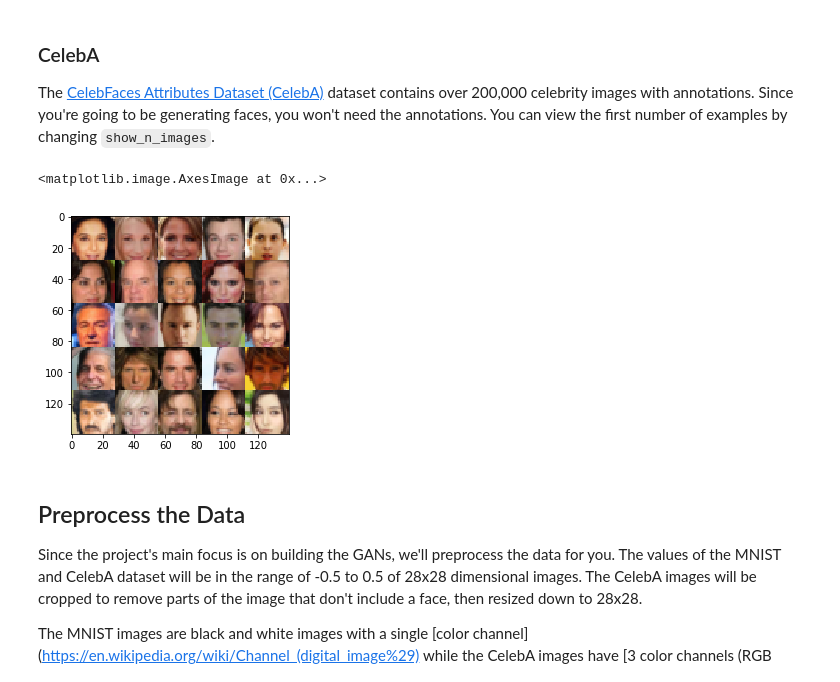
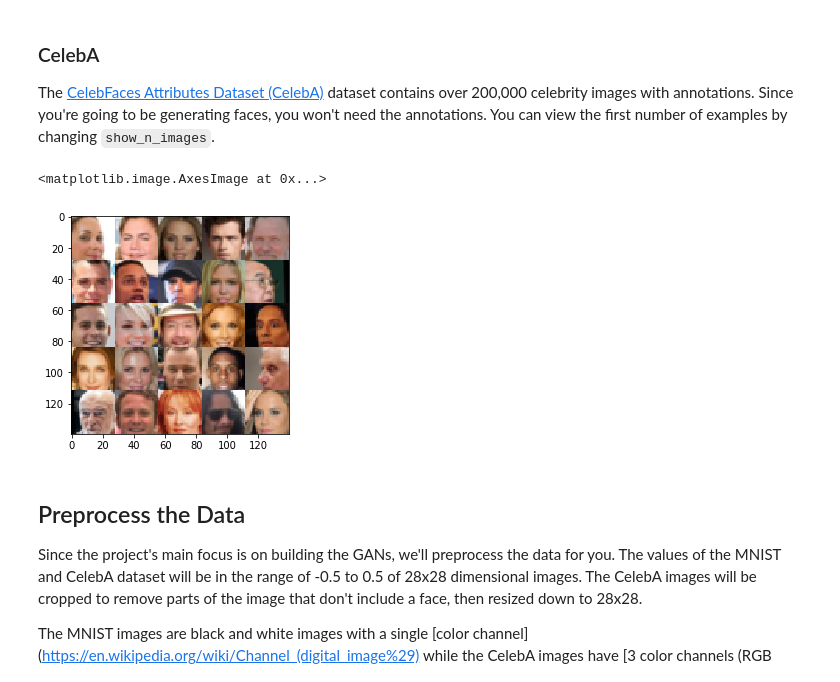
Before and after one commit to HarryTanME/deep-learning, a Jupyter notebook: face_generation/dlnd_face_generation.ipynb, the cells around one changed output. Drawn from its saved outputs; the diff is of its cells as text; code cells hidden in the pictures.

```diff
--- a/face_generation/dlnd_face_generation.ipynb
+++ b/face_generation/dlnd_face_generation.ipynb
@@ -51,14 +52,14 @@ The [CelebFaces Attributes Dataset (CelebA)](http://mmlab.ie.cuhk.edu.hk/project
 # %%
 show_n_images = 25
 
 """
 DON'T MODIFY ANYTHING IN THIS CELL
 """
-celeb_images = helper.get_batch(glob(data_dir,'/img_align_celeba/*.jpg')[:show_n_images], 28, 28, 'RGB')
+celeb_images = helper.get_batch(glob(os.path.join(data_dir,'img_align_celeba/*.jpg'))[:show_n_images], 28, 28, 'RGB')
 pyplot.imshow(helper.images_square_grid(celeb_images, 'RGB'))
 # %% [output]
 <matplotlib.image.AxesImage at 0x...>
-[figure, old version]
+[figure, new version]
 # %% [markdown]
 ## Preprocess the Data
 Since the project's main focus is on building the GANs, we'll preprocess the data for you.  The values of the MNIST and CelebA dataset will be in the range of -0.5 to 0.5 of 28x28 dimensional images.  The CelebA images will be cropped to remove parts of the image that don't include a face, then resized down to 28x28.
```
Also changed, not shown: parts of 6 cells of this notebook, 5 other files.
